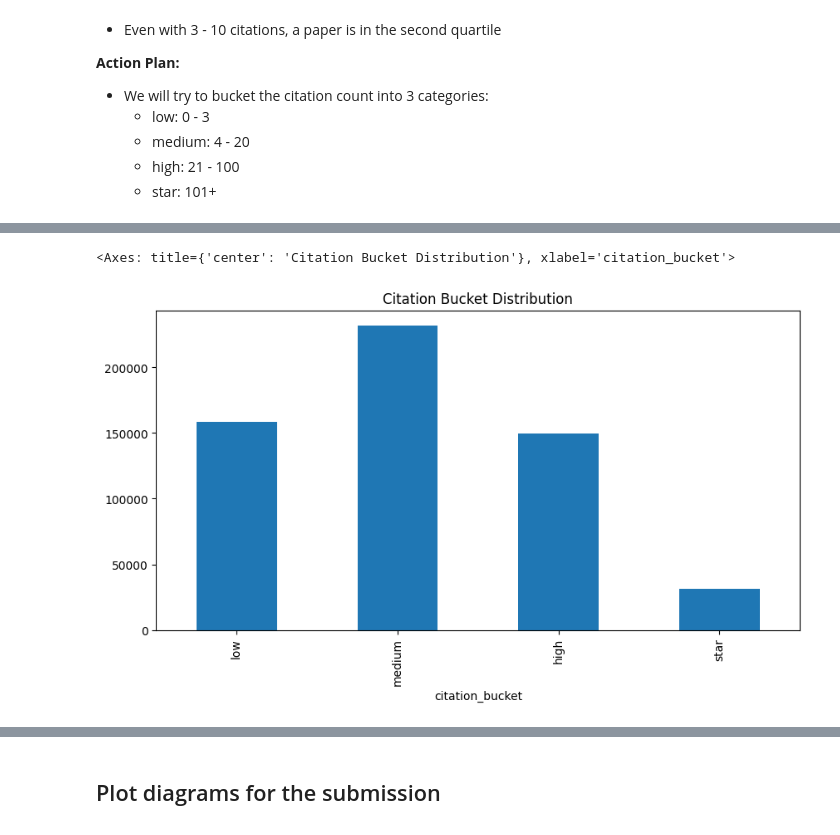
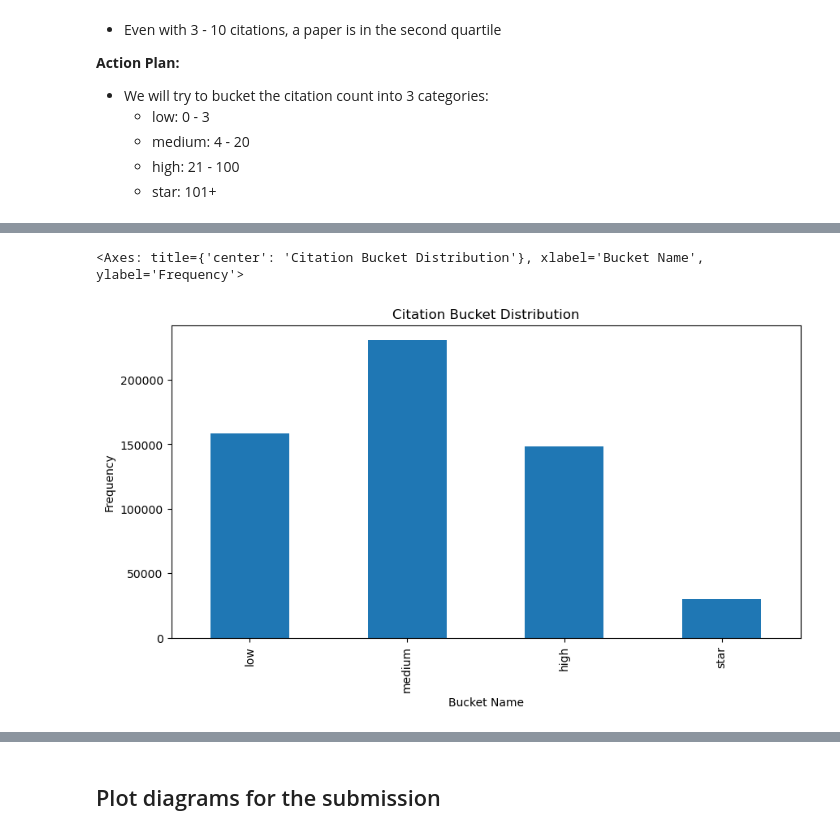
Before and after one commit to Grutschus/uu-data-mining-project, a Jupyter notebook: feature_extraction.ipynb, the cells around one changed output, grey strips where cells are left out. Saved outputs shown, nothing was run; the diff lists cells and outputs as text; code cells hidden in the pictures.

```diff
--- a/feature_extraction.ipynb
+++ b/feature_extraction.ipynb
@@ -518,29 +574,29 @@ dataset_pd['citation_count'].plot(kind='hist', bins=200, logy=False, figsize=(10
 # %%
 # Define the bins and labels for the buckets
 bins = [-1, 3, 20, 100, float('inf')]
 labels = ['low', 'medium', 'high', 'star']
 
 # Create a new column with the bucket id based on the citation count
 dataset_pd['citation_bucket'] = pd.cut(dataset_pd['citation_count'], bins=bins, labels=labels)
 
 # Print the first 5 rows of the dataset with the new column
 display(dataset_pd.head())
 
 # Sort the value counts by the order of labels
 sorted_counts = dataset_pd['citation_bucket'].value_counts().reindex(labels)
 
 # Plot the sorted value counts
-sorted_counts.plot(kind='bar', figsize=(10, 5), title='Citation Bucket Distribution')
+sorted_counts.plot(kind='bar', figsize=(10, 5), title='Citation Bucket Distribution', xlabel="Bucket Name", ylabel="Frequency")
 # %% [output]
 |  | citation_count | page_count | figure_count | author_count | year | month | day | text | ... |
 | doi |  |  |  |  |  |  |  |  | ... |
 | 10.1002/adfm.202001307 | 33 | 25.0 | 13.0 | 5 | 2020 | 7 | 30 | Qinghua Zhao, Wanqi Jie, Tao Wang... | ... |
 | 10.1002/cphc.200900857 | 33 | 15.0 | 4.0 | 8 | 2010 | 2 | 4 | Haifeng Ma, Thomas Brugger, Simon... | ... |
 | 10.1002/prop.200710532 | 1 | 5.0 | 0.0 | 2 | 2015 | 5 | 20 | Milovan Vasilic, Marko Vojinovic ... | ... |
 | 10.1007/978-3-030-30493-5_44 | 0 | 15.0 | 0.0 | 3 | 2019 | 12 | 3 | Itay Mosafi, Eli David, Nathan S.... | ... |
 | 10.1007/s00025-018-0843-4 | 24 | 15.0 | 0.0 | 2 | 2018 | 6 | 8 | Deepshikha and Lalit K. Vashisht ... | ... |
-<Axes: title={'center': 'Citation Bucket Distribution'}, xlabel='citation_bucket'>
+<Axes: title={'center': 'Citation Bucket Distribution'}, xlabel='Bucket Name', ylabel='Frequency'>
-[figure, old version]
+[figure, new version]
 # %%
 # Drop the citation count like its hot
 dataset_pd = dataset_pd.drop('citation_count', axis=1)
```
Also changed, not shown: parts of 16 cells of this notebook, 1 other file.
